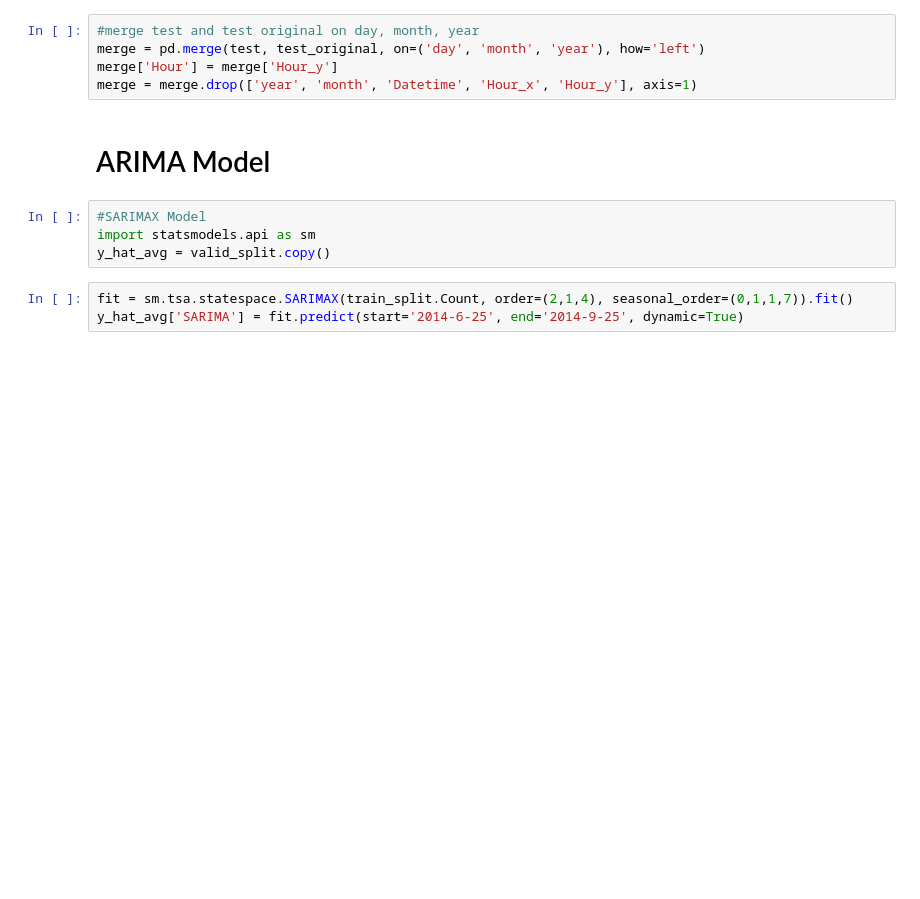
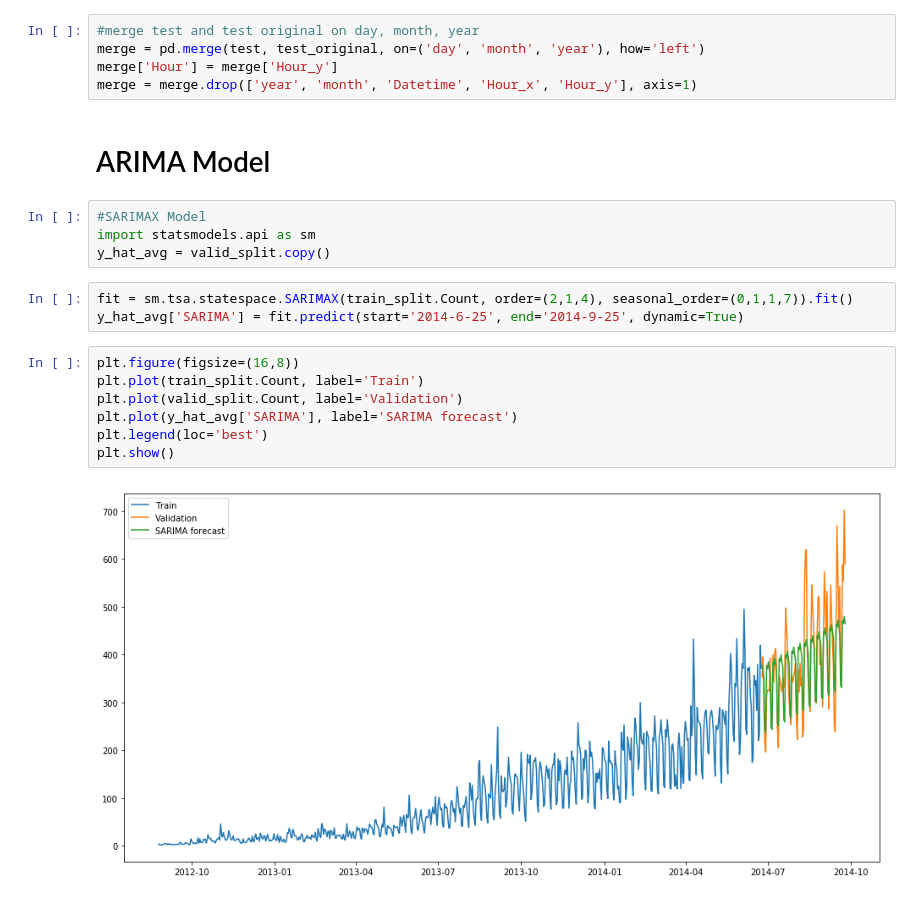
Before and after one commit to poojaphadke/Time-Series-Projects, a Jupyter notebook: Time_Series_Analysis.ipynb, the cells around one changed output. Cells and saved outputs as stored; diff of their text form; blank space fills up the shorter version.

Commit message:
ARIMA plot

```diff
--- a/Time_Series_Analysis.ipynb
+++ b/Time_Series_Analysis.ipynb
@@ -350,3 +350,12 @@ y_hat_avg = valid_split.copy()
 # %%
 fit = sm.tsa.statespace.SARIMAX(train_split.Count, order=(2,1,4), seasonal_order=(0,1,1,7)).fit()
 y_hat_avg['SARIMA'] = fit.predict(start='2014-6-25', end='2014-9-25', dynamic=True)
+# %%
+plt.figure(figsize=(16,8))
+plt.plot(train_split.Count, label='Train')
+plt.plot(valid_split.Count, label='Validation')
+plt.plot(y_hat_avg['SARIMA'], label='SARIMA forecast')
+plt.legend(loc='best')
+plt.show()
+# %% [output]
+[figure, added]
```
